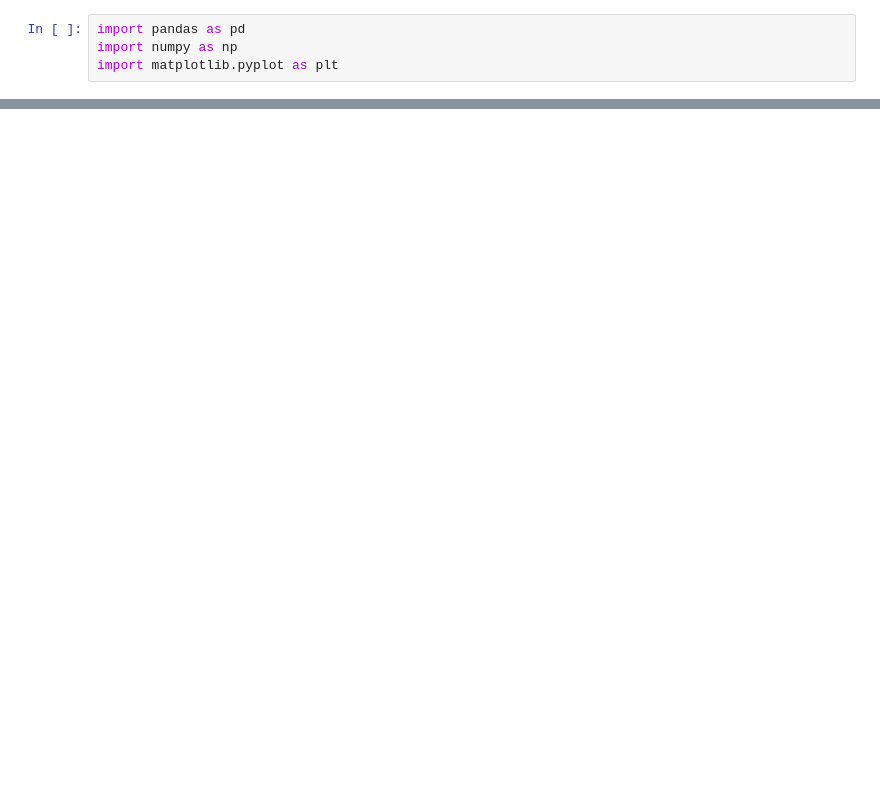
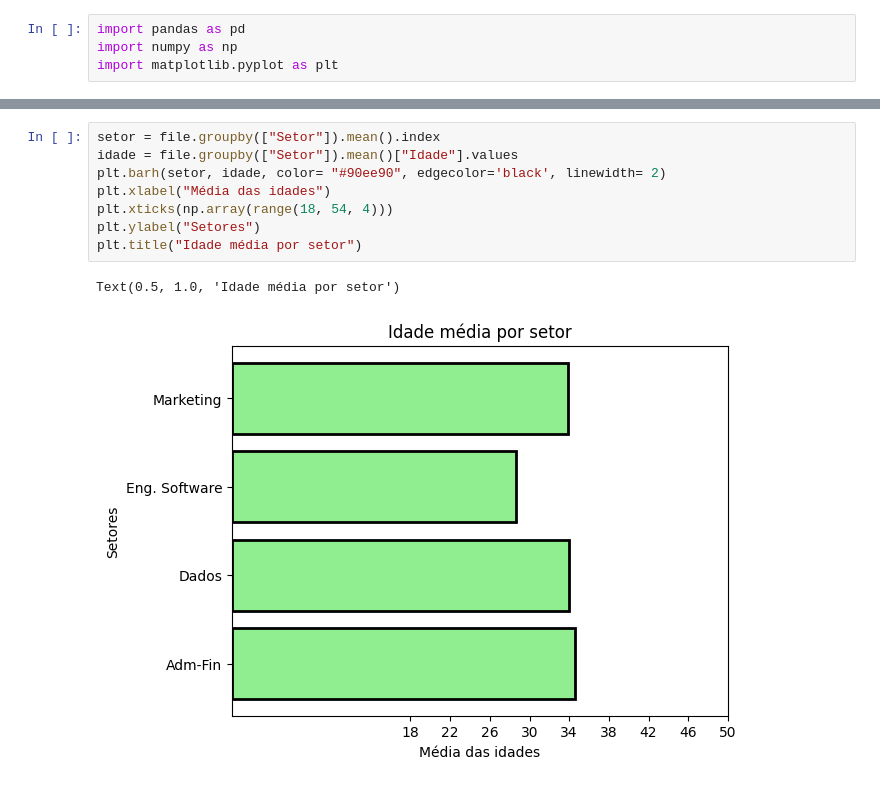
Before and after one commit to gabrielIbrahim/projeto-integrador-IV, a Jupyter notebook: notebooks/Visualizacoes_RH.ipynb, the cells around one changed output, grey strips where cells are left out. Cells and saved outputs as stored; diff of their text form; blank space fills up the shorter version.

```diff
--- a/notebooks/Visualizacoes_RH.ipynb
+++ b/notebooks/Visualizacoes_RH.ipynb
@@ -70,0 +73,11 @@ plt.xlabel("NPS interno");
+# %%
+setor = file.groupby(["Setor"]).mean().index
+idade = file.groupby(["Setor"]).mean()["Idade"].values
+plt.barh(setor, idade, color= "#90ee90", edgecolor='black', linewidth= 2)
+plt.xlabel("Média das idades")
+plt.xticks(np.array(range(18, 54, 4)))
+plt.ylabel("Setores")
+plt.title("Idade média por setor")
+# %% [output]
+Text(0.5, 1.0, 'Idade média por setor')
+[figure, added]
```
Also changed, not shown: parts of 10 cells of this notebook.
